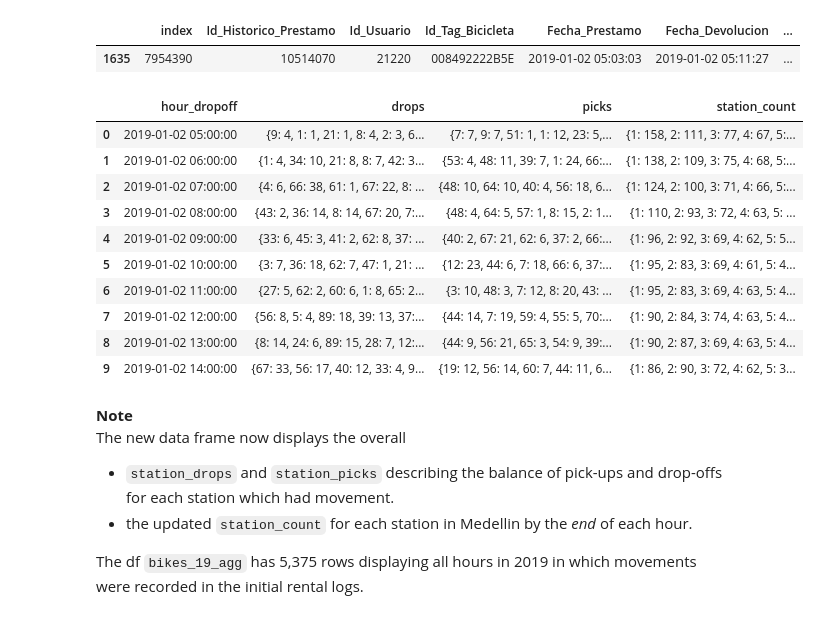
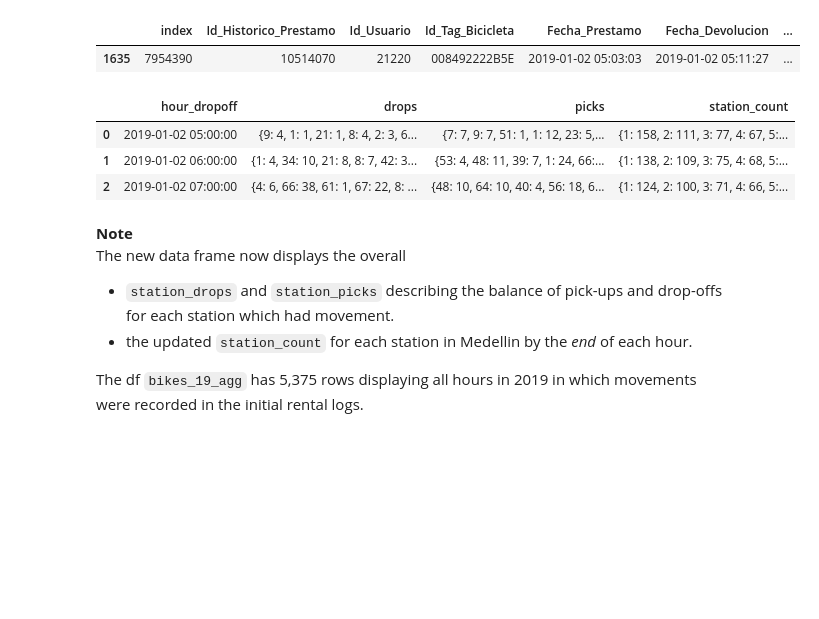
Before and after one commit to McNickSisto/world_data_league, a Jupyter notebook: stage_3/oc_Template-v_mo-200514.ipynb, the cells around one changed output. Cells and saved outputs as stored; diff of their text form; code cells hidden in the pictures; blank space fills up the shorter version.

```diff
--- a/stage_3/oc_Template-v_mo-200514.ipynb
+++ b/stage_3/oc_Template-v_mo-200514.ipynb
@@ -564,37 +564,30 @@ ex
 # %%
 # Only run once, the .update method will always add +1 bike per iteration
 # reset bikes_19_drops otherwise
 bikes_19_agg['drops'] = None
 bikes_19_agg['picks'] = None
 bikes_19_agg['station_count'] = None
 
 for c, row in bikes_19_agg.iterrows():
 #     print(c)
     drops = Counter(row.Id_Aparcamiento_Destino) # count all dropoffs per hour
     picks = Counter(row.Id_Aparcamiento_Origen) # count all pickups per hour
     stations_init_pre.update(drops) # add dropped bikes
     stations_init_pre.subtract(picks) # subtract picked up bikes
     bikes_19_agg.at[c, 'station_count'] = dict(stations_init_pre)
     bikes_19_agg.at[c, 'drops'] = dict(drops)
     bikes_19_agg.at[c, 'picks'] = dict(picks)
 
 # move hour to columns and only leave the dict
 bikes_19_agg = bikes_19_agg.reset_index()[['hour_dropoff', 'drops', 'picks', 'station_count']]
 
 # make dict column visible
-bikes_19_agg.head(10).style.set_properties(subset=['station_count'], **{'width': '50'})
+bikes_19_agg.head(3).style.set_properties(subset=['station_count'], **{'width': '50'})
 # %% [output]
 |  | hour_dropoff | drops | picks | station_count |
 | 0 | 2019-01-02 05:00:00 | {9: 4, 1: 1, 21: 1, 8: 4, 2: 3, 6... | {7: 7, 9: 7, 51: 1, 1: 12, 23: 5,... | {1: 158, 2: 111, 3: 77, 4: 67, 5:... |
 | 1 | 2019-01-02 06:00:00 | {1: 4, 34: 10, 21: 8, 8: 7, 42: 3... | {53: 4, 48: 11, 39: 7, 1: 24, 66:... | {1: 138, 2: 109, 3: 75, 4: 68, 5:... |
 | 2 | 2019-01-02 07:00:00 | {4: 6, 66: 38, 61: 1, 67: 22, 8: ... | {48: 10, 64: 10, 40: 4, 56: 18, 6... | {1: 124, 2: 100, 3: 71, 4: 66, 5:... |
-| 3 | 2019-01-02 08:00:00 | {43: 2, 36: 14, 8: 14, 67: 20, 7:... | {48: 4, 64: 5, 57: 1, 8: 15, 2: 1... | {1: 110, 2: 93, 3: 72, 4: 63, 5: ... |
-| 4 | 2019-01-02 09:00:00 | {33: 6, 45: 3, 41: 2, 62: 8, 37: ... | {40: 2, 67: 21, 62: 6, 37: 2, 66:... | {1: 96, 2: 92, 3: 69, 4: 62, 5: 5... |
-| 5 | 2019-01-02 10:00:00 | {3: 7, 36: 18, 62: 7, 47: 1, 21: ... | {12: 23, 44: 6, 7: 18, 66: 6, 37:... | {1: 95, 2: 83, 3: 69, 4: 61, 5: 4... |
-| 6 | 2019-01-02 11:00:00 | {27: 5, 62: 2, 60: 6, 1: 8, 65: 2... | {3: 10, 48: 3, 7: 12, 8: 20, 43: ... | {1: 95, 2: 83, 3: 69, 4: 63, 5: 4... |
-| 7 | 2019-01-02 12:00:00 | {56: 8, 5: 4, 89: 18, 39: 13, 37:... | {44: 14, 7: 19, 59: 4, 55: 5, 70:... | {1: 90, 2: 84, 3: 74, 4: 63, 5: 4... |
-| 8 | 2019-01-02 13:00:00 | {8: 14, 24: 6, 89: 15, 28: 7, 12:... | {44: 9, 56: 21, 65: 3, 54: 9, 39:... | {1: 90, 2: 87, 3: 69, 4: 63, 5: 4... |
-| 9 | 2019-01-02 14:00:00 | {67: 33, 56: 17, 40: 12, 33: 4, 9... | {19: 12, 56: 14, 60: 7, 44: 11, 6... | {1: 86, 2: 90, 3: 72, 4: 62, 5: 3... |
 # %% [markdown]
 **Note**<br>
 The new data frame now displays the overall
```
Also changed, not shown: parts of 1 cell of this notebook.
